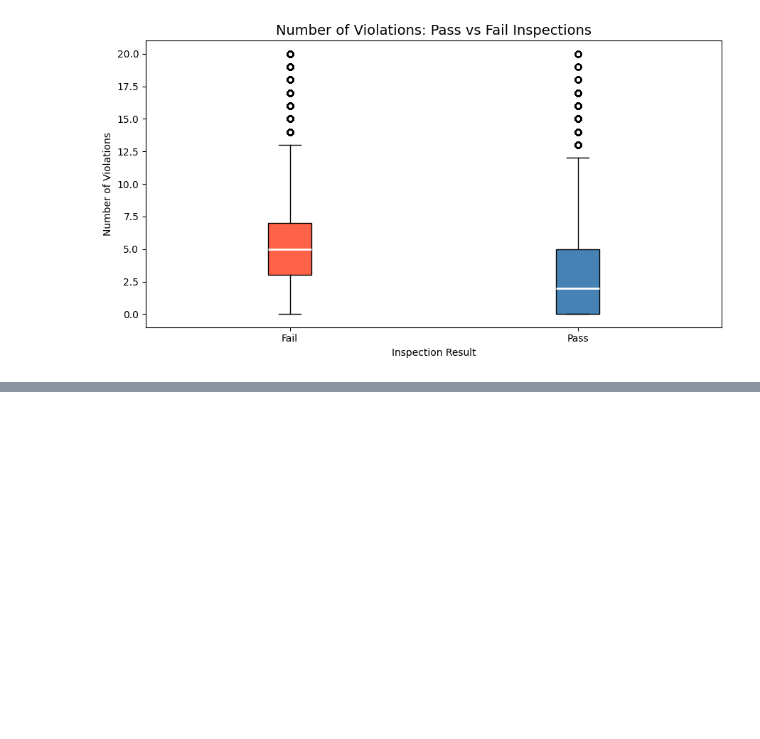
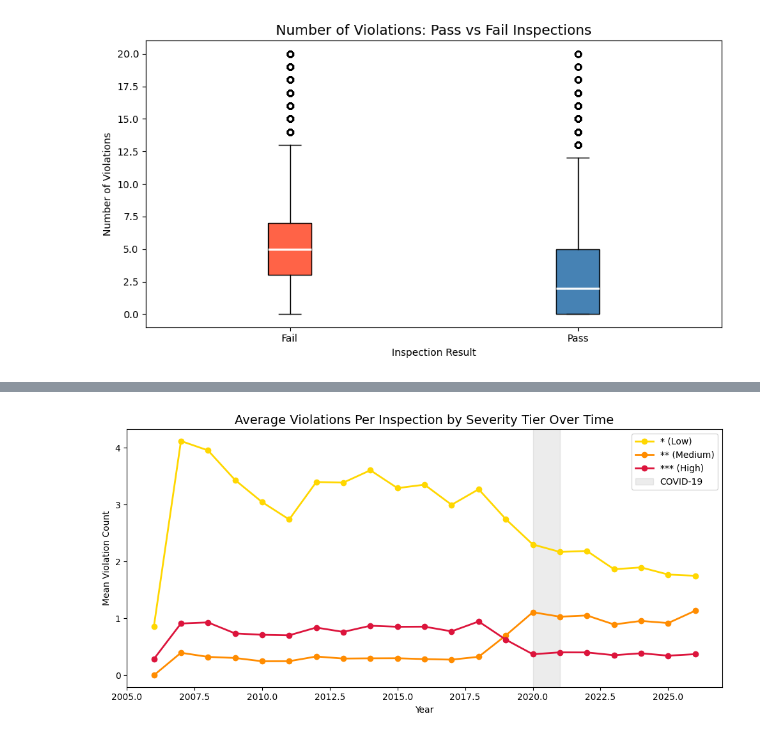
Before and after one commit to celestedeudon/DS340H_Project_CD, a Jupyter notebook: FinalProjectRunningNotebook.ipynb, the cells around one changed output, grey strips where cells are left out. Saved outputs shown, nothing was run; the diff lists cells and outputs as text; code cells hidden in the pictures; blank space fills up the shorter version.

```diff
--- a/FinalProjectRunningNotebook.ipynb
+++ b/FinalProjectRunningNotebook.ipynb
@@ -319,0 +527,20 @@ plt.show()
+# %%
+# ── 5. Visualize breakdown by severity tier over time ─────────────────────────
+
+# And this for a graph that shows the * vs ** vs ***
+fig, ax = plt.subplots(figsize=(10, 5))
+ax.plot(yearly_severity['year'], yearly_severity['mean_low'],
+        marker='o', color='gold', linewidth=2, label='* (Low)')
+ax.plot(yearly_severity['year'], yearly_severity['mean_med'],
+        marker='o', color='darkorange', linewidth=2, label='** (Medium)')
+ax.plot(yearly_severity['year'], yearly_severity['mean_high'],
+        marker='o', color='crimson', linewidth=2, label='*** (High)')
+ax.axvspan(2020, 2021, alpha=0.15, color='gray', label='COVID-19')
+ax.set_title('Average Violations Per Inspection by Severity Tier Over Time', fontsize=14)
+ax.set_xlabel('Year')
+ax.set_ylabel('Mean Violation Count')
+ax.legend()
+plt.tight_layout()
+plt.show()
+# %% [output]
+[figure, added]
```
Also changed, not shown: parts of 8 cells of this notebook.
